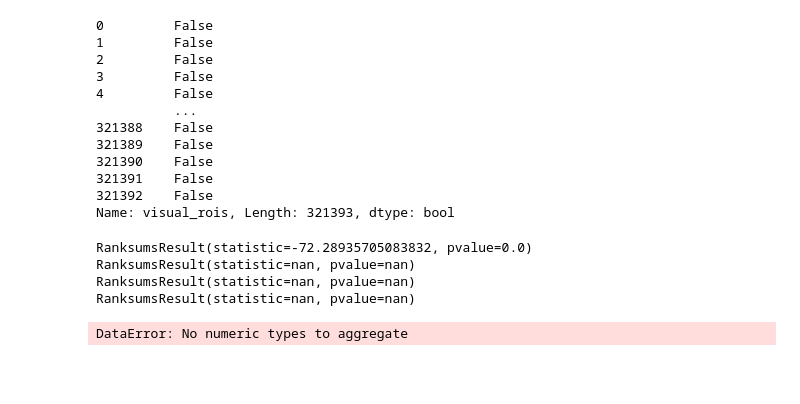
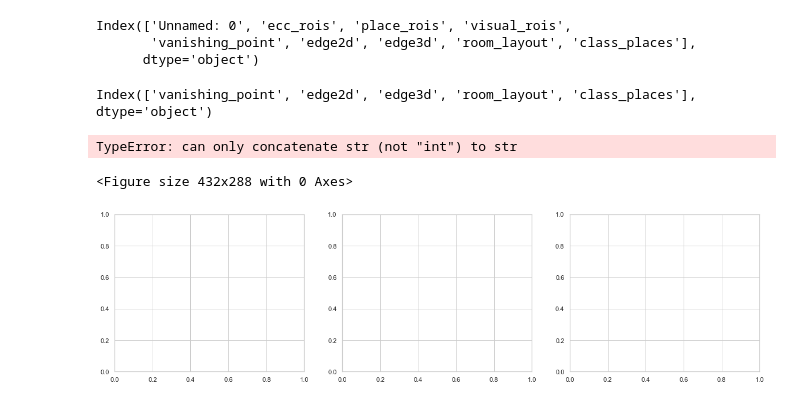
Before and after one commit to ariaaay/NSD, a Jupyter notebook: notebooks/Task_comparison.ipynb, the cells around one changed output. Drawn from its saved outputs; the diff is of its cells as text; code cells hidden in the pictures; blank space fills up the shorter version.

```diff
--- a/notebooks/Task_comparison.ipynb
+++ b/notebooks/Task_comparison.ipynb
@@ -3,3 +3,8 @@ import numpy as np
 import pandas as pd
 import seaborn as sns
 from scipy.stats import ranksums
+import matplotlib.pyplot as plt
+
+from ..util.util import
+
+sns.set(style="whitegrid")
@@ -6,34 +13,33 @@ from scipy.stats import ranksums
 # %%
-dfpath = "../output/dataframes/correlations_subj1.csv"
+dfpath = "../output/dataframes/correlations_subj1_no_sig_mask.csv"
 # %%
 df = pd.read_csv(dfpath)
-# %%
-df.visual_rois
-# %% [output]
-0         False
-1         False
-2         False
-3         False
-4         False
-          ...
-321388    False
-321389    False
-321390    False
-321391    False
-321392    False
-Name: visual_rois, Length: 321393, dtype: bool
+# %%
+print(df.columns)
+# %% [output]
+Index(['Unnamed: 0', 'ecc_rois', 'place_rois', 'visual_rois',
+       'vanishing_point', 'edge2d', 'edge3d', 'room_layout', 'class_places'],
+      dtype='object')
+# %%
+tasks = df.columns[4:]
+print(tasks)
+# %% [output]
+Index(['vanishing_point', 'edge2d', 'edge3d', 'room_layout', 'class_places'], dtype='object')
 # %%
-dist_diffs = list()
-visual_areas = np.arange(1,5)
-for vnum in visual_areas:
-    rs = ranksums(df.inpainting_whole[df.visual_rois == vnum], df.edge3d[df.visual_rois == vnum])
-    print(rs)
-    dist_diffs.append(rs)
-sns.lineplot(x=visual_areas, y=dist_diffs, data=df)
-plt.title("inpaining_whole vs. edge_3d")
+plt.figure()
+fig, axes = plt.subplots(ncols=3, nrows=1, figsize=(20,5))
+for i, task in enumerate(tasks[1:-1]):
+    dist_diffs = list()
+    visual_areas = np.arange(np.min(df.visual_rois),np.max(df.visual_rois)+1)
+    for vnum in visual_areas:
+        rs = ranksums(df.vanishing_point[df.visual_rois == vnum], df[task][df.visual_rois == vnum])
+        print(rs)
+        dist_diffs.append(rs[0])
+    sns.lineplot(x=visual_areas, y=dist_diffs, ax=axes.flat[i])
+    axes.flat[i].set_xlabel("Visual ROIS")
+    axes.flat[i].set_ylabel("Ranksum")
+    axes.flat[i].set_title(str(task))
 # %% [output]
-RanksumsResult(statistic=-72.28935705083832, pvalue=0.0)
-RanksumsResult(statistic=nan, pvalue=nan)
-RanksumsResult(statistic=nan, pvalue=nan)
-RanksumsResult(statistic=nan, pvalue=nan)
+TypeError: can only concatenate str (not "int") to str
-DataError: No numeric types to aggregate
+<Figure size 432x288 with 0 Axes>
+[figure, added]
```
Also changed, not shown: parts of 9 cells of this notebook.
